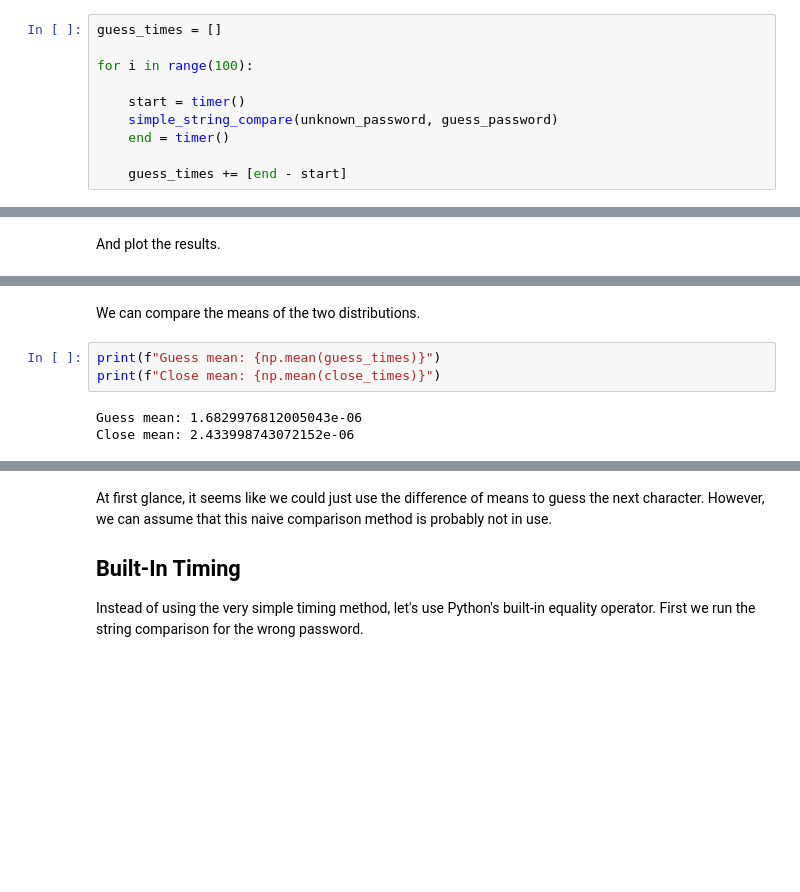
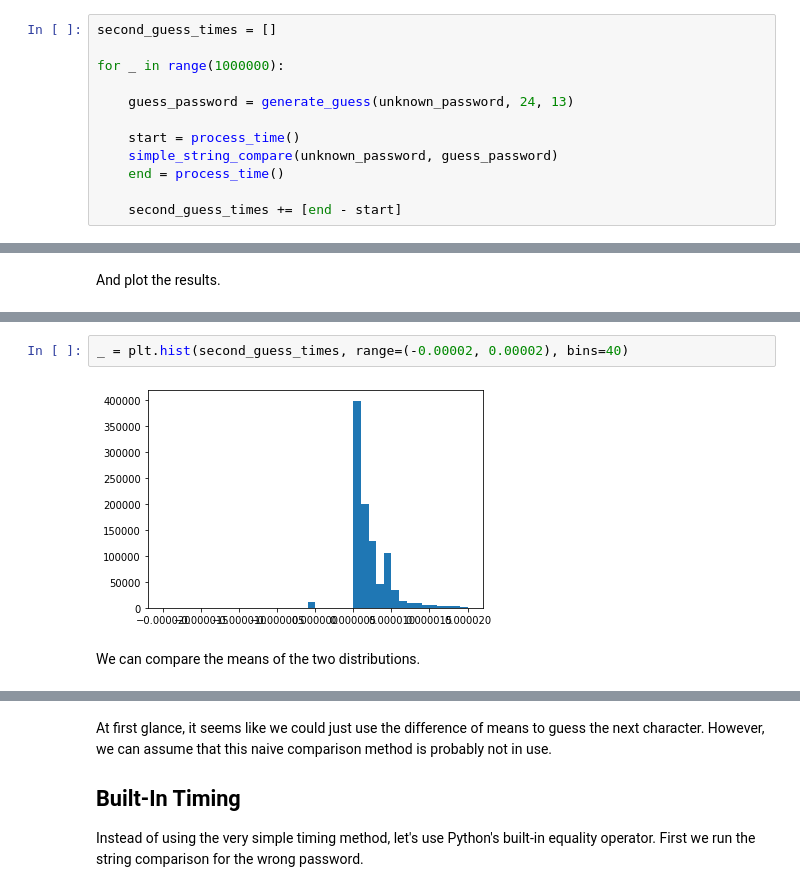
Before and after one commit to RobertDurfee/GMMTimingAttack, a Jupyter notebook: TimingAttack.ipynb, the cells around one changed output, grey strips where cells are left out. Saved outputs shown, nothing was run; the diff lists cells and outputs as text; blank space fills up the shorter version.

```diff
--- a/TimingAttack.ipynb
+++ b/TimingAttack.ipynb
@@ -61,10 +59,12 @@ First we run the string comparison for the wrong password.
 # %%
-guess_times = []
+second_guess_times = []
 
-for i in range(100):
+for _ in range(1000000):
 
-    start = timer()
+    guess_password = generate_guess(unknown_password, 24, 13)
+
+    start = process_time()
     simple_string_compare(unknown_password, guess_password)
-    end = timer()
+    end = process_time()
 
-    guess_times += [end - start]
+    second_guess_times += [end - start]
@@ -92,8 +77,6 @@ _ = plt.legend()
+# %%
+_ = plt.hist(second_guess_times, range=(-0.00002, 0.00002), bins=40)
+# %% [output]
+[figure, added]
 # %% [markdown]
 We can compare the means of the two distributions.
-# %%
-print(f"Guess mean: {np.mean(guess_times)}")
-print(f"Close mean: {np.mean(close_times)}")
-# %% [output]
-Guess mean: 1.6829976812005043e-06
-Close mean: 2.433998743072152e-06
```
Also changed, not shown: parts of 19 cells of this notebook.
